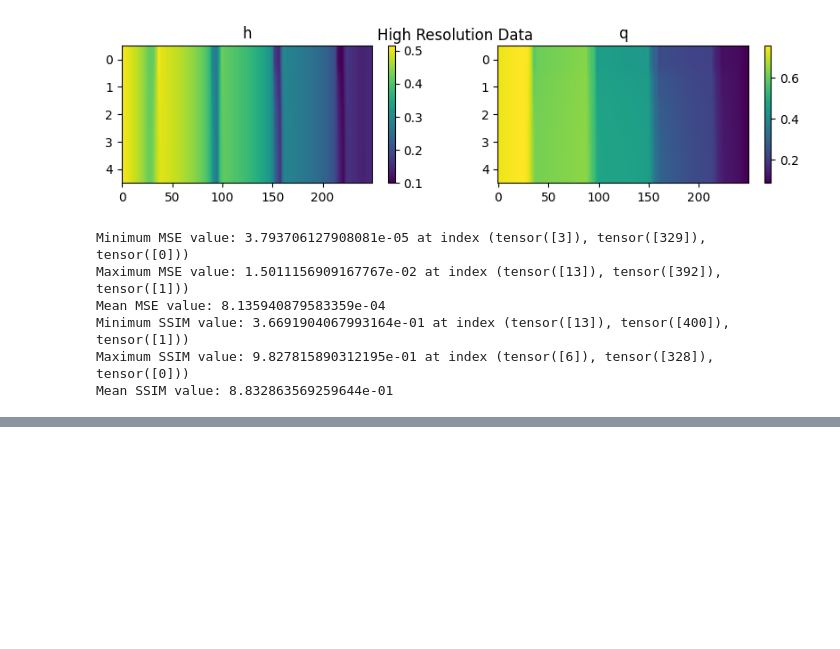
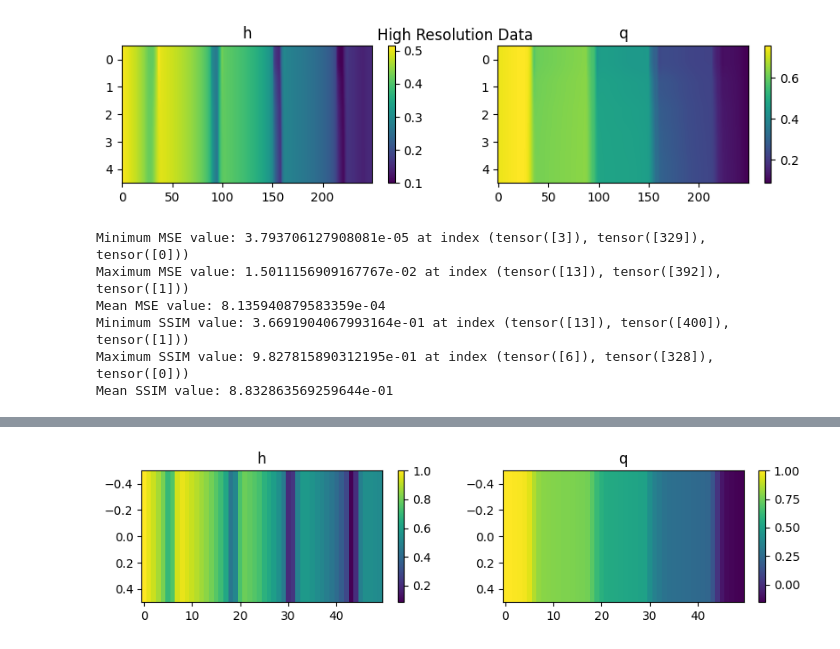
Before and after one commit to MaximeD34/downscaling, a Jupyter notebook: tests.ipynb, the cells around one changed output, grey strips where cells are left out. Cells and saved outputs as stored; diff of their text form; code cells hidden in the pictures; blank space fills up the shorter version.

```diff
--- a/tests.ipynb
+++ b/tests.ipynb
@@ -110,0 +138,4 @@ Mean SSIM value: 8.832863569259644e-01
+# %%
+plot_single(dataLR_normalized[13,400])
+# %% [output]
+[figure, added]
```
Also changed, not shown: parts of 4 cells of this notebook, 10 other files.
